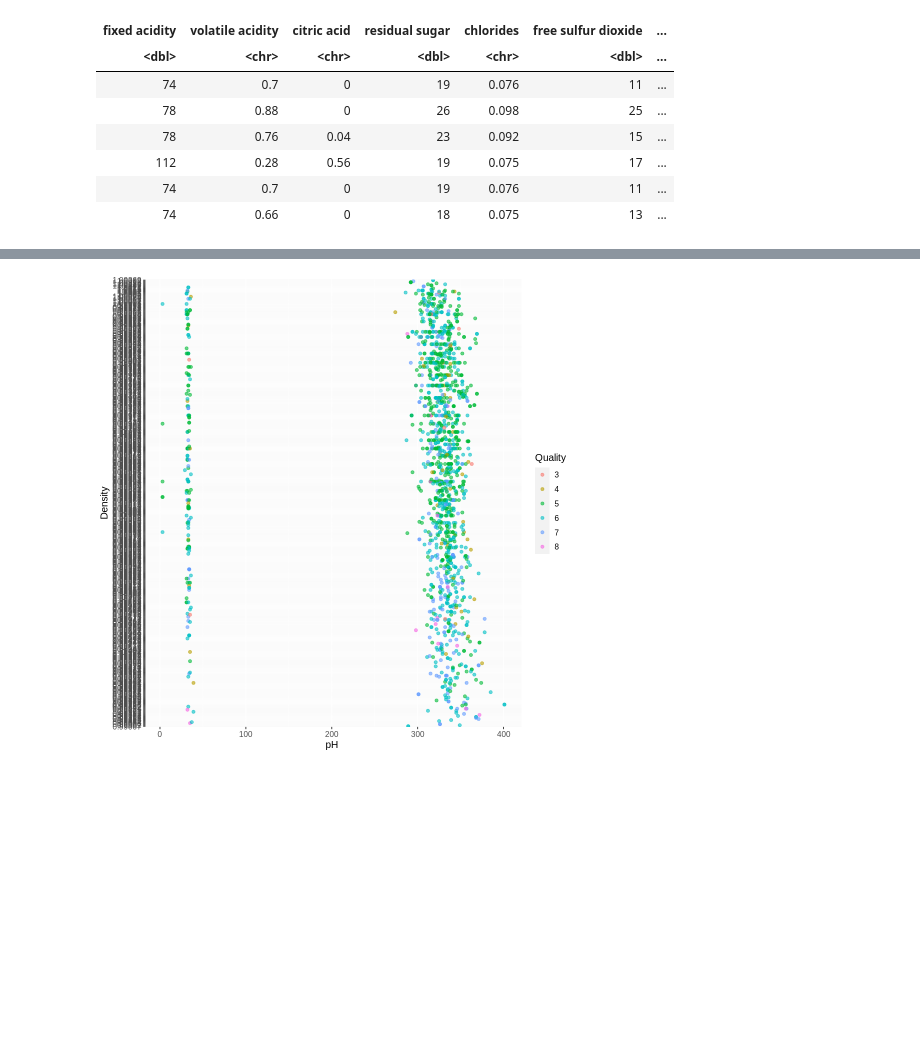
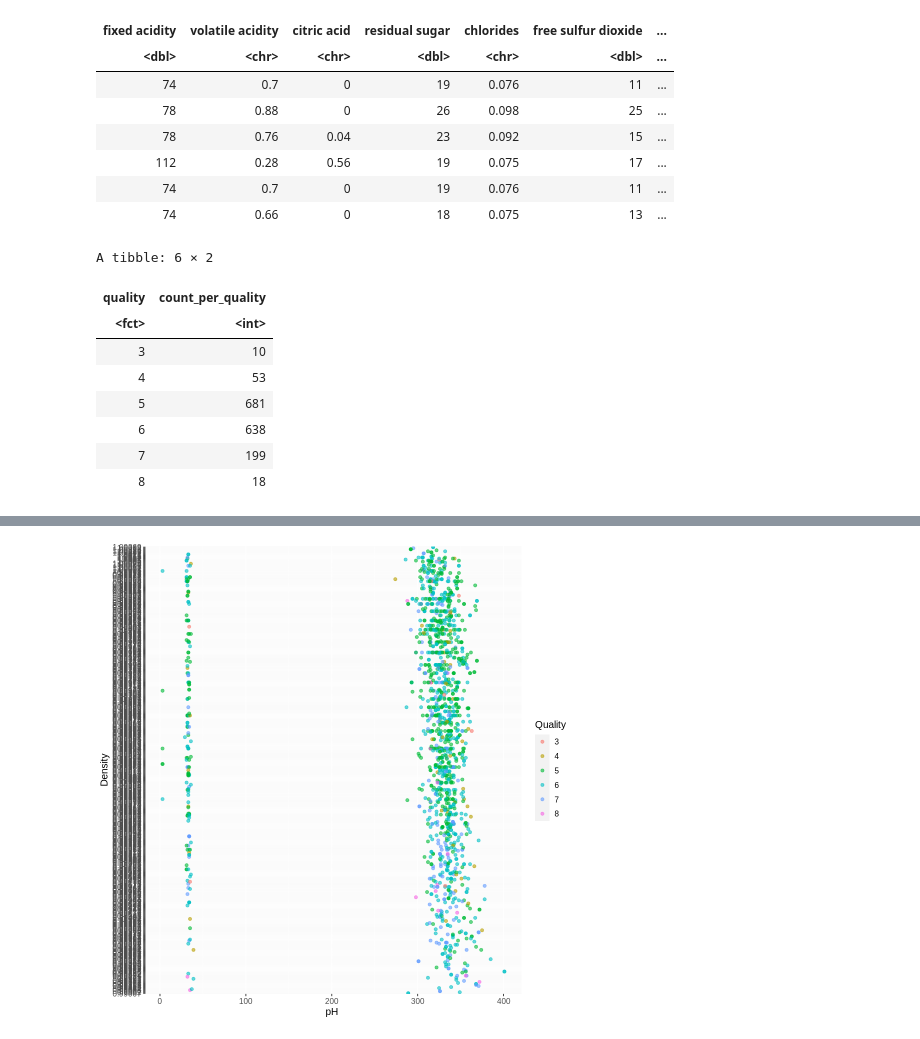
Before and after one commit to choialice707/DSCI-100-Group56-Proj, a Jupyter notebook: Project_proposal.ipynb, the cells around one changed output, grey strips where cells are left out. Cells and saved outputs as stored; diff of their text form; code cells hidden in the pictures; blank space fills up the shorter version.

```diff
--- a/Project_proposal.ipynb
+++ b/Project_proposal.ipynb
@@ -30,4 +30,18 @@ A tibble: 6 × 12
 | 74 | 0.7 | 0 | 19 | 0.076 | 11 | ... |
 | 74 | 0.66 | 0 | 18 | 0.075 | 13 | ... |
 # %%
-Mu Ye you can make your summary plot here using wine_quality
+wine_summary <- wine_quality |>
+    group_by(quality) |>
+    summarize(count_per_quality = n()) |>
+    mutate(quality = as_factor(quality))
+wine_summary
+# %% [output]
+A tibble: 6 × 2
+| quality | count_per_quality |
+| <fct> | <int> |
+| 3 | 10 |
+| 4 | 53 |
+| 5 | 681 |
+| 6 | 638 |
+| 7 | 199 |
+| 8 | 18 |
```
Also changed, not shown: parts of 1 cell of this notebook.
